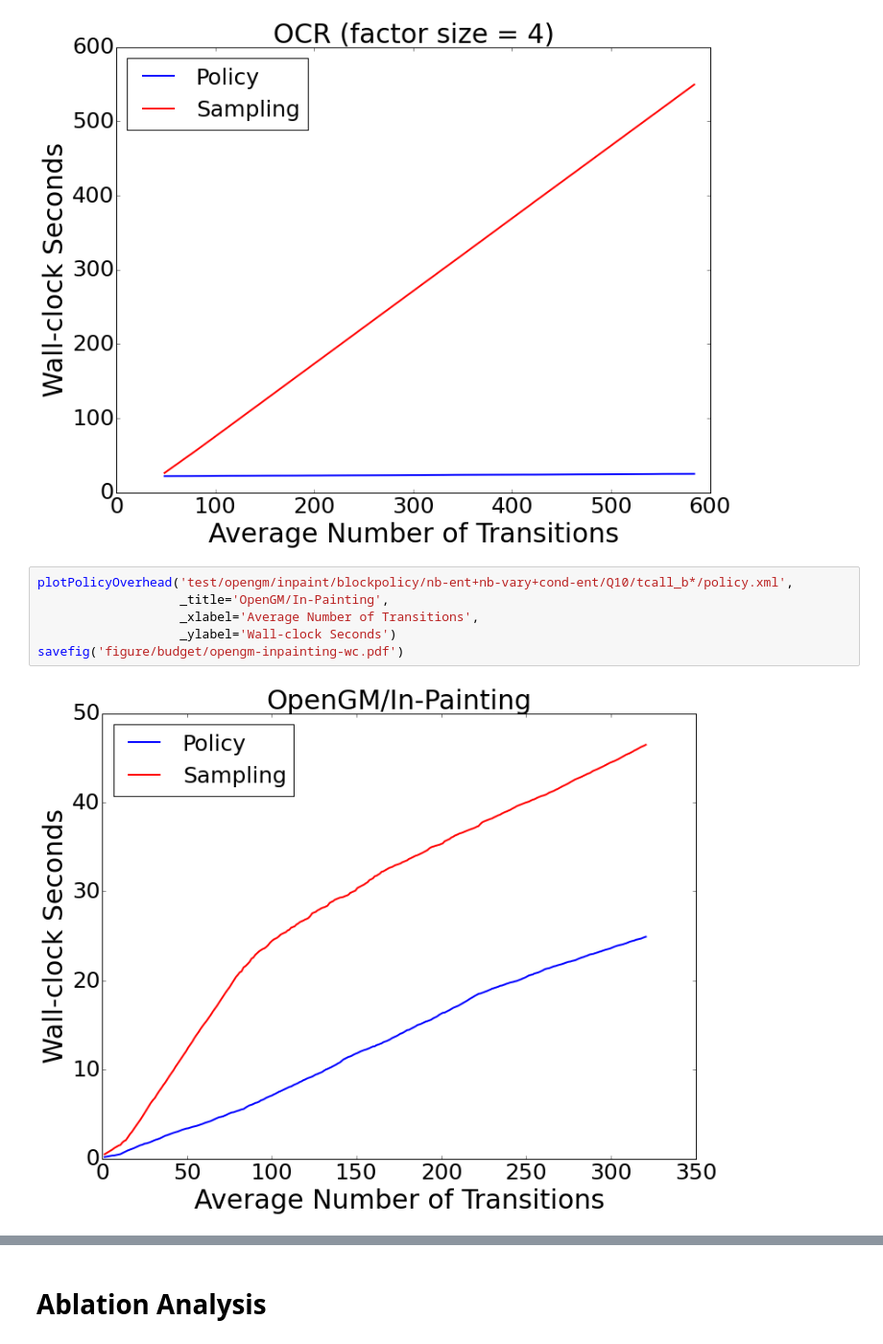
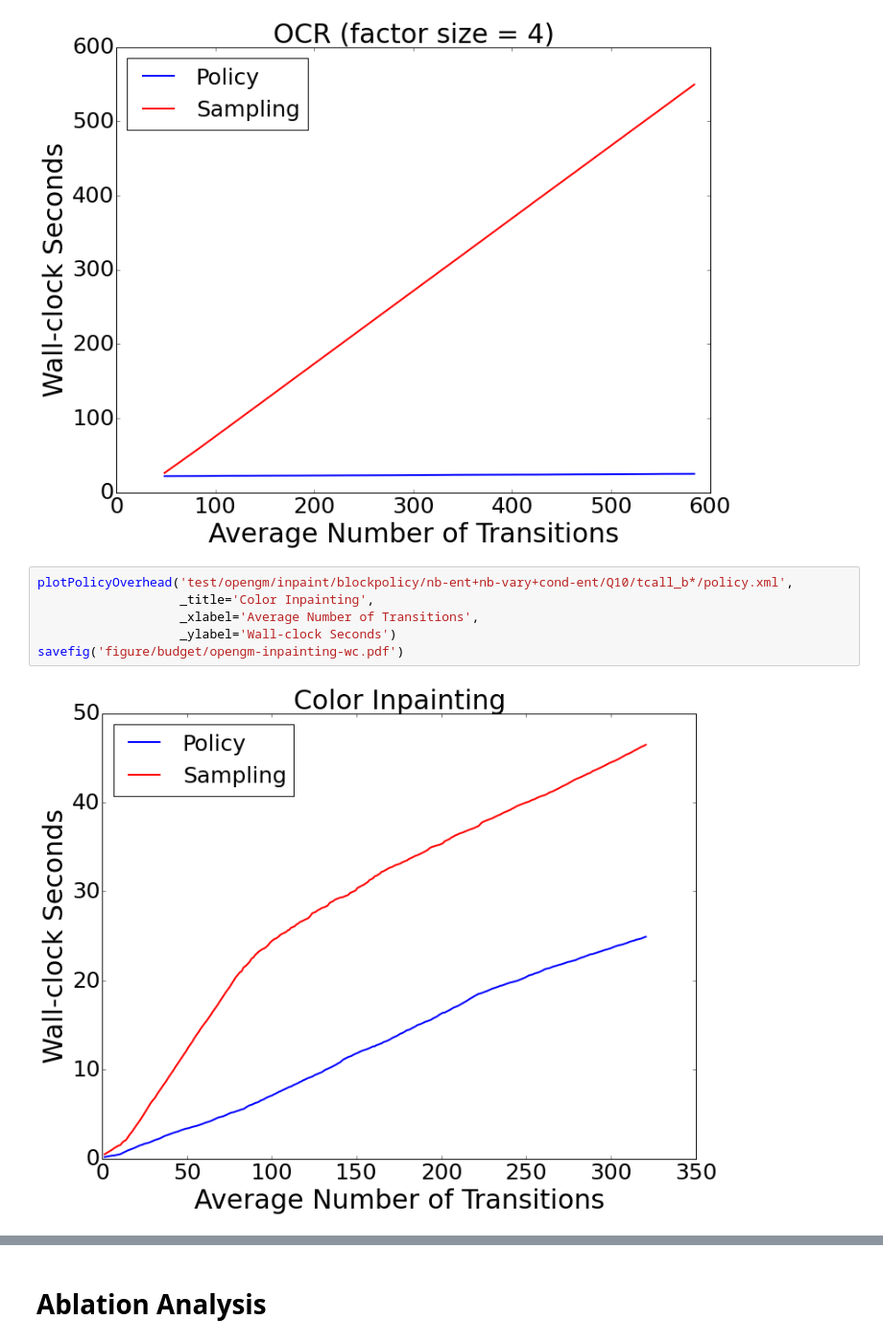
Before and after one commit to strin/HeteroSampler, a Jupyter notebook: shipping.ipynb, the cells around one changed output, grey strips where cells are left out. Shown: that part at 96% size. Drawn from its saved outputs; the diff is of its cells as text.

```diff
--- a/shipping.ipynb
+++ b/shipping.ipynb
@@ -187,9 +188,9 @@ savefig('figure/budget/ocr-f4-wc.pdf')
 [figure]
 # %%
 plotPolicyOverhead('test/opengm/inpaint/blockpolicy/nb-ent+nb-vary+cond-ent/Q10/tcall_b*/policy.xml',
-                   _title='OpenGM/In-Painting',
+                   _title='Color Inpainting',
                    _xlabel='Average Number of Transitions',
                    _ylabel='Wall-clock Seconds')
 savefig('figure/budget/opengm-inpainting-wc.pdf')
 # %% [output]
-[figure, old version]
+[figure, new version]
```
Also changed, not shown: parts of 3 cells of this notebook, 1 other file.
